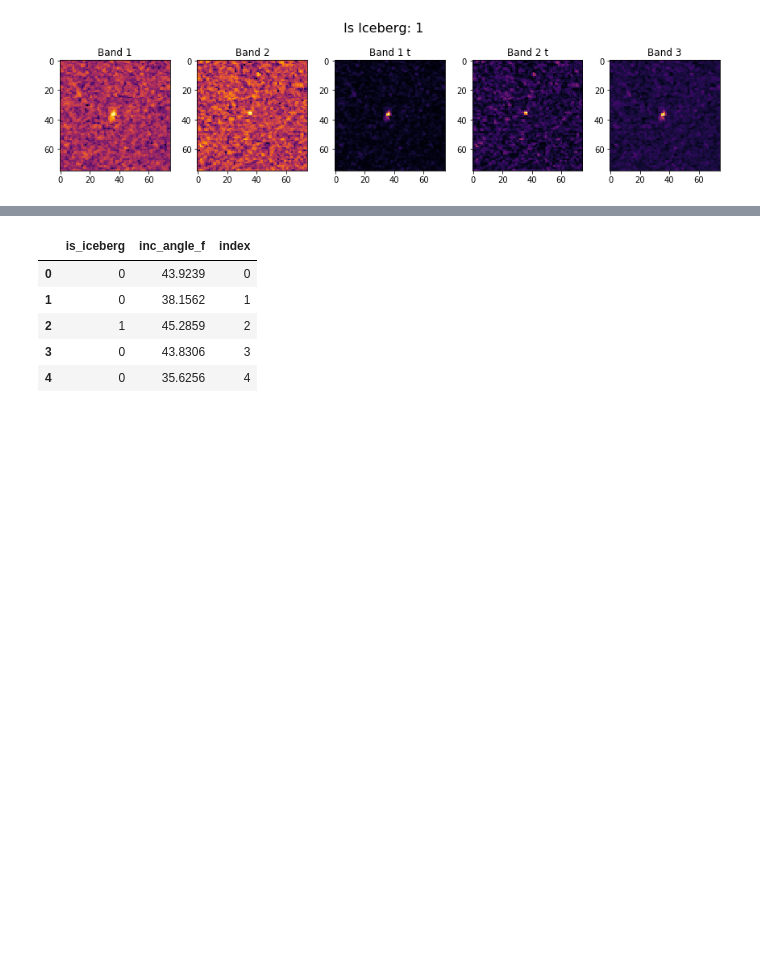
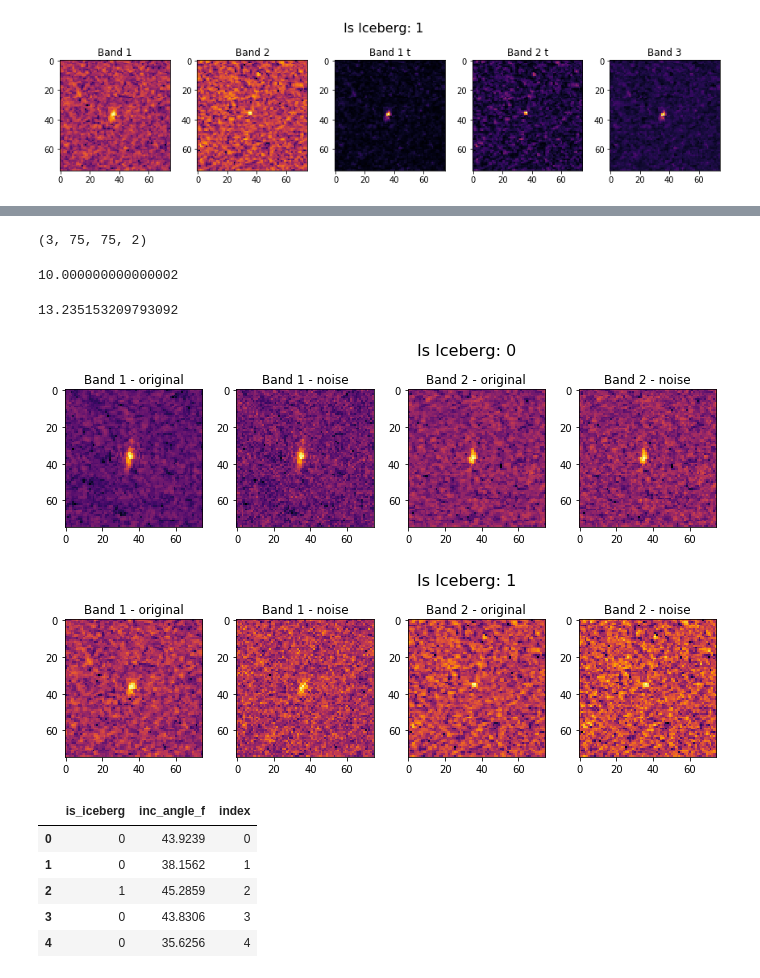
Before and after one commit to MarekKZielinski/Statoil-C-CORE-Iceberg-Classifier-Challenge, a Jupyter notebook: Iceberg-notebook-gcompute.ipynb, the cells around one changed output, grey strips where cells are left out. Cells and saved outputs as stored; diff of their text form; code cells hidden in the pictures; blank space fills up the shorter version.

```diff
--- a/Iceberg-notebook-gcompute.ipynb
+++ b/Iceberg-notebook-gcompute.ipynb
@@ -171,0 +181,5 @@ plot_bands(2,cmap="inferno")
+# %%
+imgs = X[:3,:,:,:2].copy()
+imgs.shape
+# %% [output]
+(3, 75, 75, 2)
@@ -172,3 +200,48 @@ plot_bands(2,cmap="inferno")
+# %%
+X[:60,:,:,:2].copy().max()
+# %% [output]
+10.000000000000002
+# %%
+imgs = X[:60,:,:,:2].copy()
+apply_over_axis(add_noise, imgs, axis=0, noise=((1,0.5),(1,0.5))).max()
+# %% [output]
+13.235153209793092
+# %%
+def plot_with_noise(index, cmap="gray"):
+    m = (2)
+    s = (2)
+    fig = plt.figure(figsize=(12,6))
+    fig.suptitle("Is Iceberg: %x" % (train_df.loc[index,'is_iceberg']), fontsize=16)
+    ax1 = fig.add_subplot(251)
+    ax1.set_title("Band 1 - original")
+    ax1.imshow(band_1[index], cmap=cmap)
+    ax2 = fig.add_subplot(252)
+    ax2.set_title("Band 1 - noise")
+    img = band_1[index].copy()
+    rand_img = np.zeros((img.shape[0],img.shape[1]))
+    cv2.randn(rand_img,m,s);
+    img = img + rand_img
+    ax2.imshow(img, cmap=cmap)
+    ax3 = fig.add_subplot(253)
+    ax3.set_title("Band 2 - original")
+    ax3.imshow(band_2[index], cmap=cmap)
+    ax4 = fig.add_subplot(254)
+    ax4.set_title("Band 2 - noise")
+    img = band_2[index].copy()
+    rand_img = np.zeros((img.shape[0],img.shape[1]))
+    m = (1)
+    s = (1)
+    cv2.randn(rand_img,m,s);
+    img = img + rand_img
+    ax4.imshow(img, cmap=cmap)
+    fig.tight_layout(rect=[0, 0.03, 1, 0.95])
+    plt.show()
+
+plot_with_noise(0,cmap="inferno")
+plot_with_noise(2,cmap="inferno")
+# %% [output]
+[figure, added]
+[figure, added]
 # %%
 y = train_df.loc[:,'is_iceberg']
 y_angle = train_df.loc[:,['is_iceberg','inc_angle_f']]
```
Also changed, not shown: parts of 125 cells of this notebook, 3 other files.
